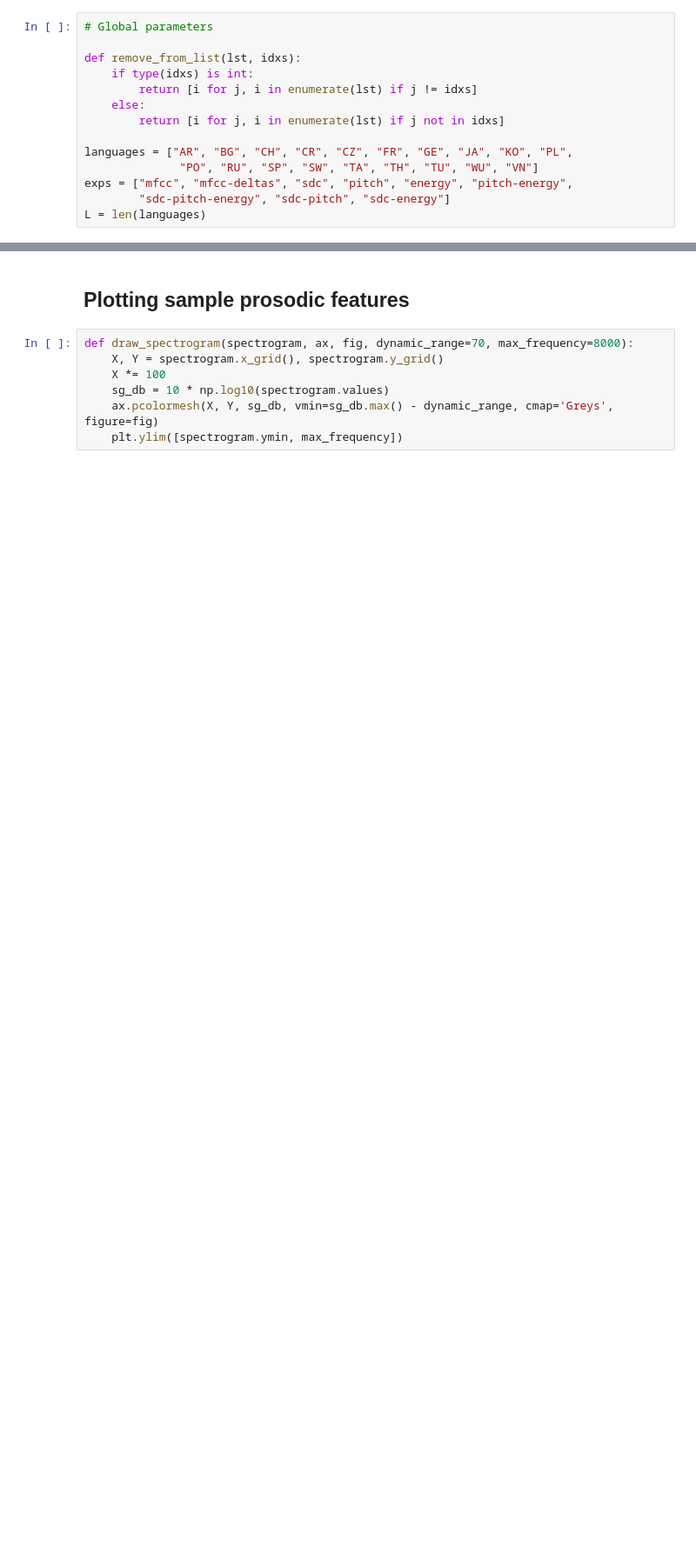
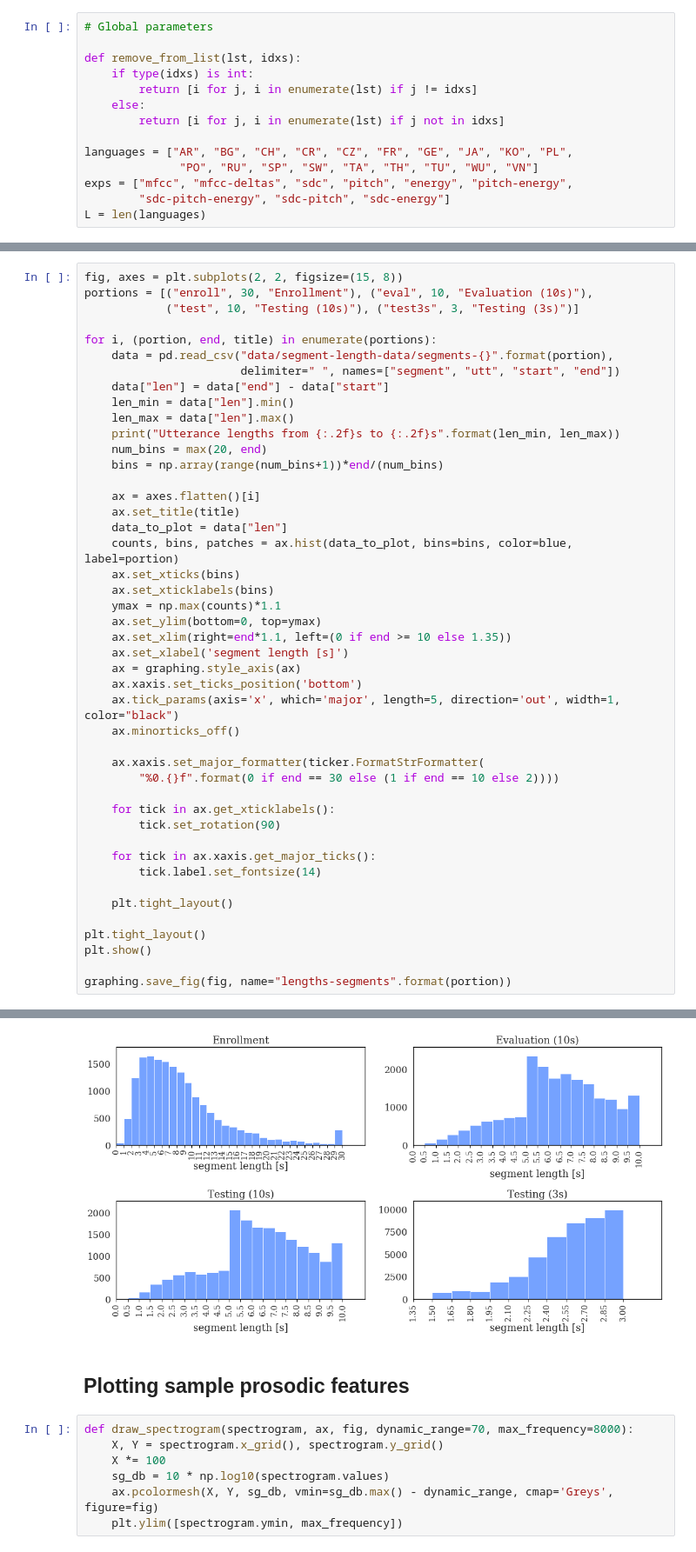
Before and after one commit to samsucik/prosodic-lid-globalphone-dissertation, a Jupyter notebook: graphing/Graphing.ipynb, the cells around one changed output, grey strips where cells are left out. Shown at 87% size. Drawn from its saved outputs; the diff is of its cells as text; blank space fills up the shorter version.

```diff
--- a/graphing/Graphing.ipynb
+++ b/graphing/Graphing.ipynb
@@ -31,0 +94,46 @@ L = len(languages)
+# %%
+fig, axes = plt.subplots(2, 2, figsize=(15, 8))
+portions = [("enroll", 30, "Enrollment"), ("eval", 10, "Evaluation (10s)"),
+            ("test", 10, "Testing (10s)"), ("test3s", 3, "Testing (3s)")]
+
+for i, (portion, end, title) in enumerate(portions):
+    data = pd.read_csv("data/segment-length-data/segments-{}".format(portion),
+                       delimiter=" ", names=["segment", "utt", "start", "end"])
+    data["len"] = data["end"] - data["start"]
+    len_min = data["len"].min()
+    len_max = data["len"].max()
+    print("Utterance lengths from {:.2f}s to {:.2f}s".format(len_min, len_max))
+    num_bins = max(20, end)
+    bins = np.array(range(num_bins+1))*end/(num_bins)
+
+    ax = axes.flatten()[i]
+    ax.set_title(title)
+    data_to_plot = data["len"]
+    counts, bins, patches = ax.hist(data_to_plot, bins=bins, color=blue, label=portion)
+    ax.set_xticks(bins)
+    ax.set_xticklabels(bins)
+    ymax = np.max(counts)*1.1
+    ax.set_ylim(bottom=0, top=ymax)
+    ax.set_xlim(right=end*1.1, left=(0 if end >= 10 else 1.35))
+    ax.set_xlabel('segment length [s]')
+    ax = graphing.style_axis(ax)
+    ax.xaxis.set_ticks_position('bottom')
+    ax.tick_params(axis='x', which='major', length=5, direction='out', width=1, color="black")
+    ax.minorticks_off()
+
+    ax.xaxis.set_major_formatter(ticker.FormatStrFormatter(
+        "%0.{}f".format(0 if end == 30 else (1 if end == 10 else 2))))
+
+    for tick in ax.get_xticklabels():
+        tick.set_rotation(90)
+
+    for tick in ax.xaxis.get_major_ticks():
+        tick.label.set_fontsize(14)
+
+    plt.tight_layout()
+
+plt.tight_layout()
+plt.show()
+
+graphing.save_fig(fig, name="lengths-segments".format(portion))
+# %% [output]
@@ -32,3 +144,4 @@ L = len(languages)
+[figure, added]
 # %% [markdown]
 ## Plotting sample prosodic features
 # %%
```
Also changed, not shown: parts of 8 cells of this notebook, 12 other files.
